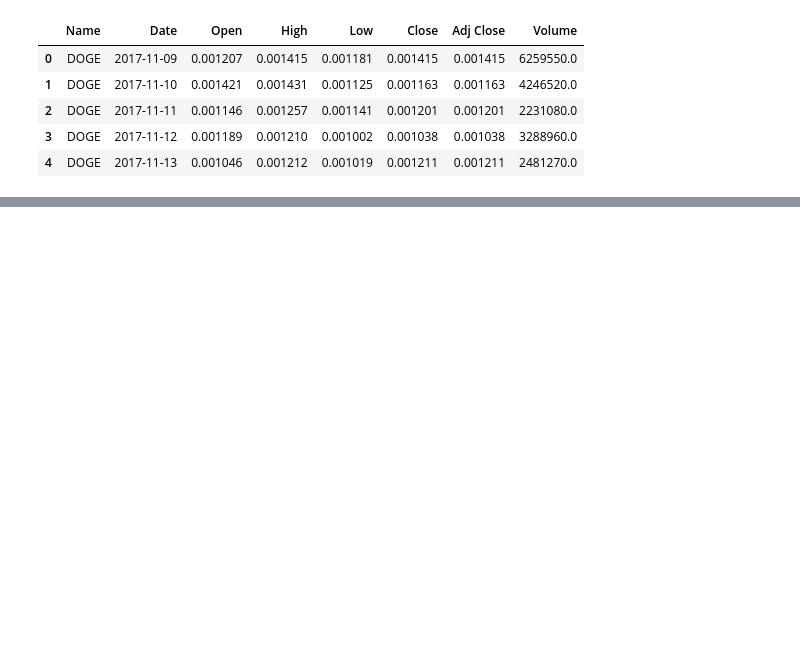
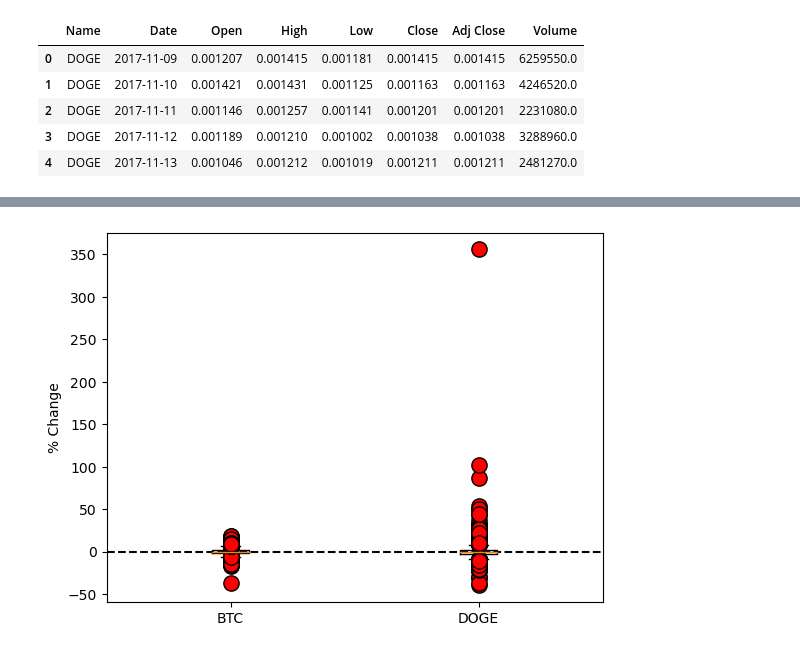
Before and after one commit to WestB-DEV/Covid-_19_Financial_data, a Jupyter notebook: volatile_stock/volatile_stock.ipynb, the cells around one changed output, grey strips where cells are left out. Cells and saved outputs as stored; diff of their text form; code cells hidden in the pictures; blank space fills up the shorter version.

```diff
--- a/volatile_stock/volatile_stock.ipynb
+++ b/volatile_stock/volatile_stock.ipynb
@@ -83,0 +160,25 @@ tickers = ['AMZN', 'META', 'NVDA', 'MSFT', 'GOOG', 'NFLX', 'AAPL', 'BTC', 'DOGE'
+# %%
+#Create a list of crypto coins
+crypto = ['BTC', 'DOGE']
+
+#create empty list for crypto percent change
+crypto_percent_change = []
+
+
+for coins in crypto:
+    crypto_df = filtered_df.loc[filtered_df['Name'] == coins]
+
+    crypto_percent = crypto_df['Percent Change']
+    crypto_percent_change.append(crypto_percent)
+
+
+    quartiles = crypto_percent.quantile([.25,.5,.75])
+    lowerq = quartiles[0.25]
+    upperq = quartiles[0.75]
+    iqr = upperq - lowerq
+
+    lower_bound = lowerq - (1.5*iqr)
+    upper_bound = upperq + (1.5*iqr)
+
+    outliers = crypto_percent.loc[(crypto_percent < lower_bound) | (crypto_percent > upper_bound)]
+    print(f"{coins}'s potential outliers: {outliers}")
@@ -83,0 +203,8 @@ tickers = ['AMZN', 'META', 'NVDA', 'MSFT', 'GOOG', 'NFLX', 'AAPL', 'BTC', 'DOGE'
+# %%
+flierprops = dict(marker='o', markerfacecolor='r',markersize=11, markeredgecolor='black')
+plt.boxplot(crypto_percent_change, labels= crypto, flierprops=flierprops)
+plt.axhline(y=0, color='black', linestyle='--')
+plt.ylabel('% Change')
+plt.show()
+# %% [output]
+[figure, added]
```
Also changed, not shown: parts of 9 cells of this notebook, 2 other files.
